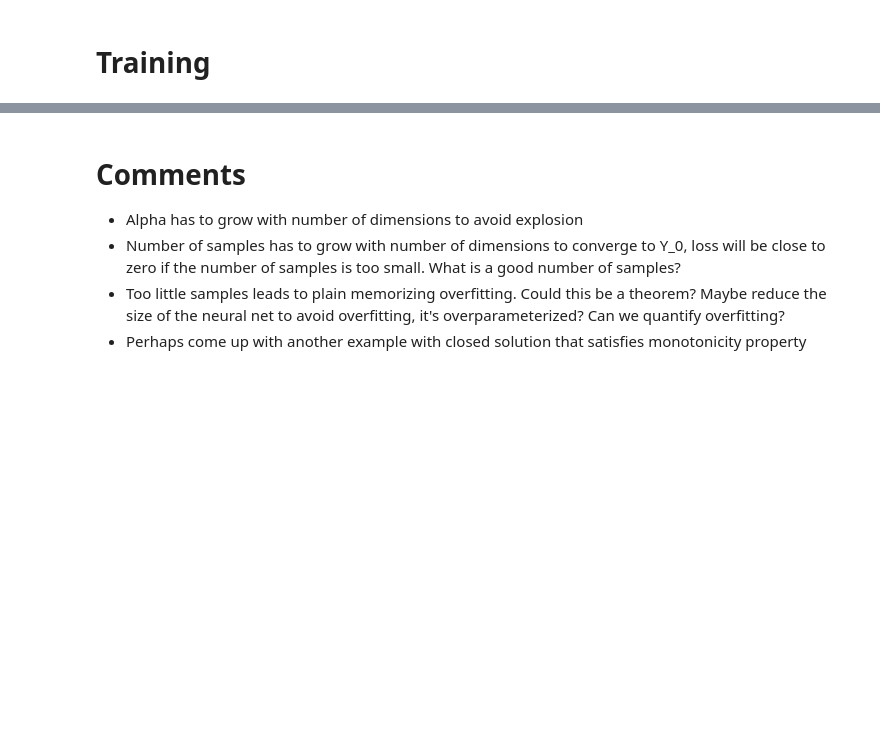
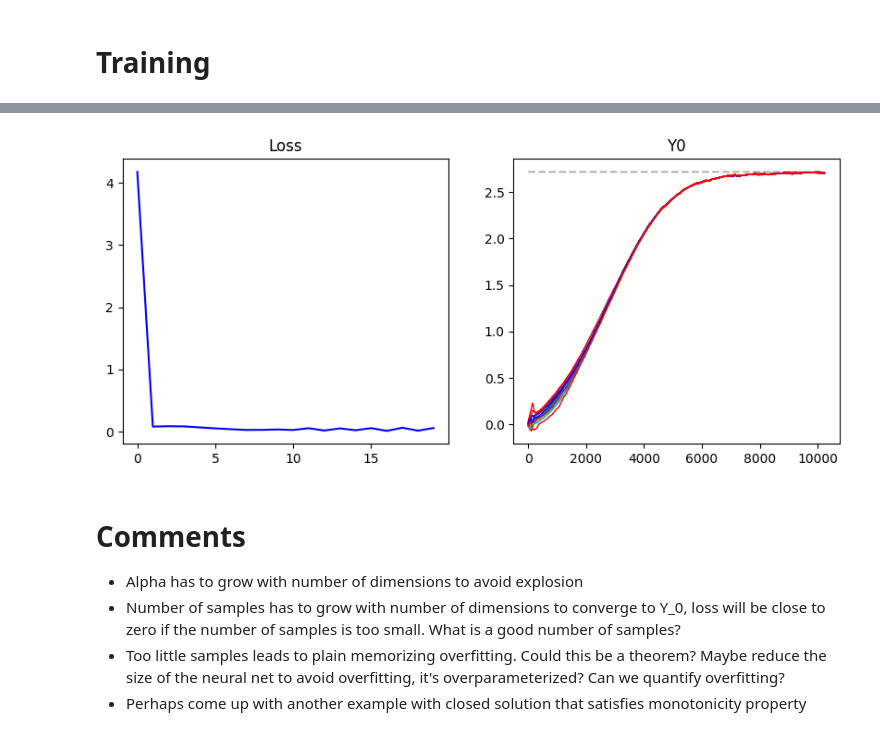
Before and after one commit to starovoitovs/deepfbsde, a Jupyter notebook: benchmark.ipynb, the cells around one changed output, grey strips where cells are left out. Cells and saved outputs as stored; diff of their text form; code cells hidden in the pictures; blank space fills up the shorter version.

```diff
--- a/benchmark.ipynb
+++ b/benchmark.ipynb
@@ -143,7 +151,7 @@ os.makedirs(output_dir, exist_ok=True)
 # Inputs
 # %%
 # model parameters
-n_paths = 2 ** 16
+n_paths = 2 ** 14
 n_timesteps = 16
 time_horizon = 1.
 n_x_dimensions = 20
@@ -192,9 +212,11 @@ class Y0Callback(Callback):
         self.filepath = filepath
         self.batch = 1
         self.freq = freq
+        self.y0s = np.zeros((0, n_y_dimensions))
 
     def on_batch_end(self, epoch, logs=None):
         y0 = self.model.get_layer('y_0').y0.numpy()
+        self.y0s = np.append(self.y0s, y0, axis=0)
         if self.batch % self.freq == 0:
             print(f"\n{y0}\n")
         self.batch += 1
@@ -375,10 +415,11 @@ dW = tf.sqrt(dt) * tf.random.normal((n_paths, n_timesteps, n_diffusion_factors))
 dN = tf.random.poisson((n_paths, n_timesteps), tf.constant(dt * np.array([intensity for _ in range(n_jump_factors)])))
 target = tf.zeros((n_paths, n_y_dimensions))
 # %%
-# define callbacks
 callbacks = []
 
-callbacks += [Y0Callback(os.path.join(output_dir, "y0.csv"))]
+# define callbacks
+y0_callback = Y0Callback(os.path.join(output_dir, "y0.csv"))
+callbacks += [y0_callback]
 # callbacks += [BatchSave(os.path.join(output_dir, "weights"))]
 callbacks += [ModelCheckpoint(os.path.join(output_dir, "model.h5"), monitor="loss", save_weights_only=True, save_best_only=True, overwrite=True)]
 callbacks += [tf.keras.callbacks.TerminateOnNaN()]
@@ -391,7 +432,7 @@ def mse_loss(y_true, y_pred):
 adam = Adam(learning_rate=1e-2)
 model_loss.compile(loss=mse_loss, optimizer=adam, run_eagerly=True)
 # %%
-history = model_loss.fit([x0, dW, dN], target, batch_size=32, initial_epoch=0, epochs=1000, callbacks=callbacks, shuffle=False)
+history = model_loss.fit([x0, dW, dN], target, batch_size=32, initial_epoch=0, epochs=20, callbacks=callbacks, shuffle=False)
 df_loss = pd.DataFrame(history.history['loss'])
 df_loss.to_csv(os.path.join(output_dir, 'loss.csv'))
 # %% [output]
@@ -484,3 +456,16 @@ array([[-0.36553, -0.029806, -0.038016, -0.12811, -0.087944, -0.2571, -0.020347,
+# %%
+colors = 'b', 'r', 'g', 'y', 'm', 'c'
+fig, ax = plt.subplots(ncols=2, figsize=(10, 4))
+ax[0].plot(history.history['loss'], c='b')
+ax[0].set_title('Loss')
+ax[1].plot(np.arange(y0_callback.y0s.shape[0]), np.exp(1) * np.ones((y0_callback.y0s.shape[0],)), c='k', alpha=0.3, linestyle='dashed')
+
+ax[1].set_title('Y0')
+for i in np.arange(y0_callback.y0s.shape[1]):
+    ax[1].plot(y0_callback.y0s[:, i], c=colors[i%len(colors)], linewidth=1)
+fig.savefig('FBSDE20.png')
+# %% [output]
+[figure, added]
 # %% [markdown]
 # Comments
 
```
Also changed, not shown: parts of 5 cells of this notebook, 3 other files.
